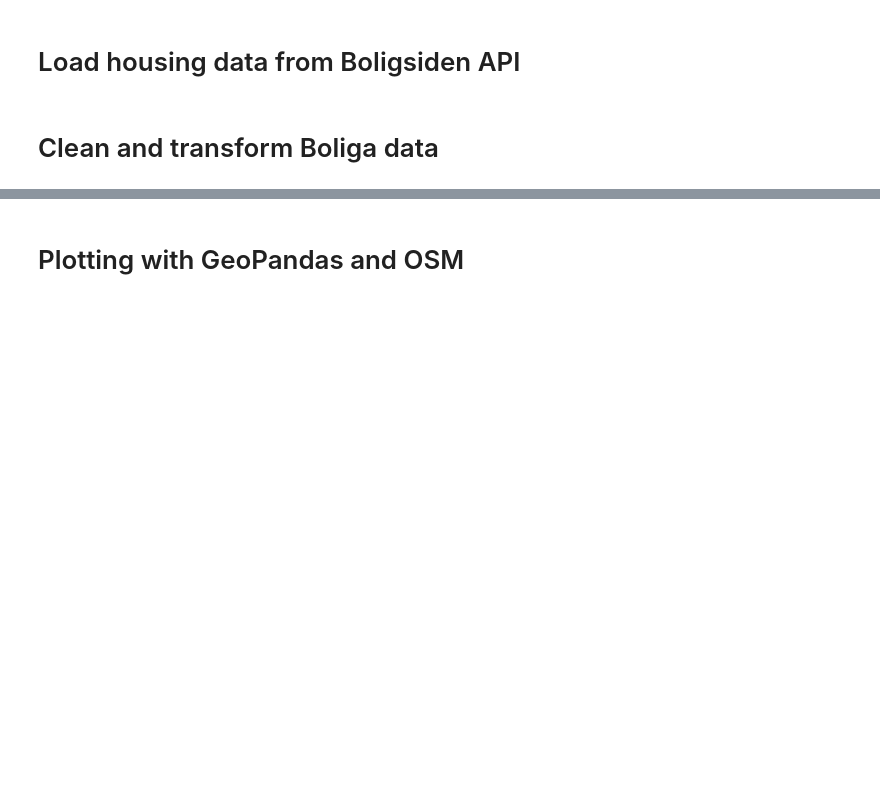
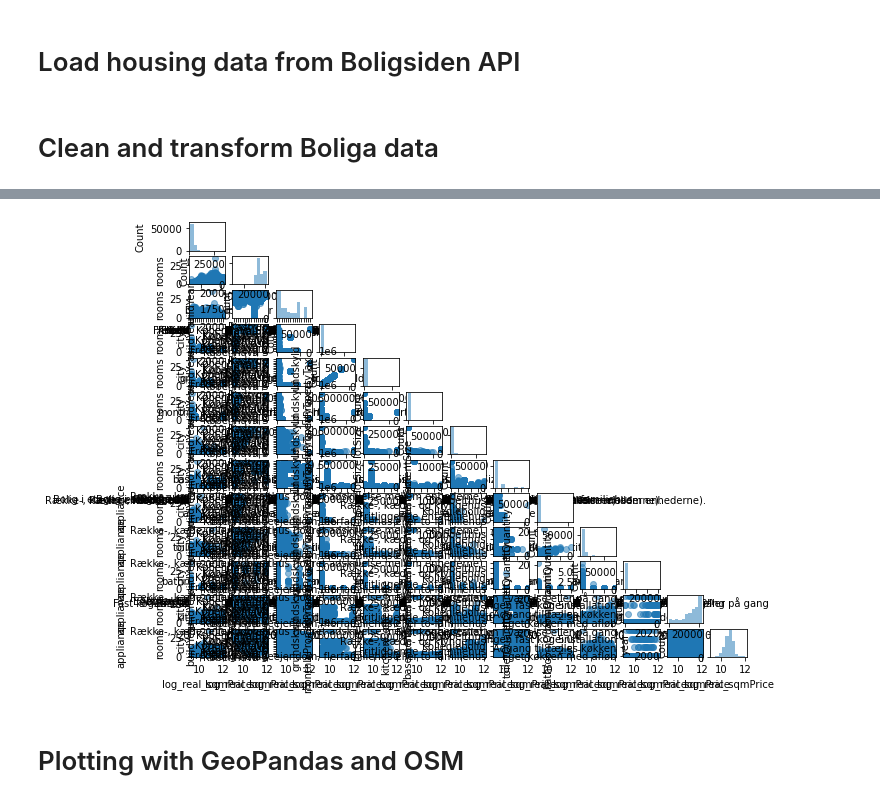
Before and after one commit to yapicikerem/ISDS_G9, a Jupyter notebook: data_analysis.ipynb, the cells around one changed output, grey strips where cells are left out. Drawn from its saved outputs; the diff is of its cells as text; code cells hidden in the pictures; blank space fills up the shorter version.

```diff
--- a/data_analysis.ipynb
+++ b/data_analysis.ipynb
@@ -201,0 +307,15 @@ houses = houses.loc[(houses['sqmPrice']<=160000) & (houses['sqmPrice']>=10000)]
+# %%
+# Transform sqmPrices to logs
+houses['log_real_sqmPrice'] = np.log(houses['real_sqmPrice'])
+# Create year variable to create year dummies
+houses['year'] = pd.DatetimeIndex(houses['soldDate']).year
+# Drop irrelevant columns
+
+# Create matrix of scatterplots
+houses = houses.drop(columns = ['sqmPrice', 'real_sqmPrice', 'inflation (2022M07 = 100)'])
+cols_scatter = ['rooms', 'buildYear', 'city', 'grundskyld', 'monthlyPropertyTax', 'lotSize', 'basementSize',
+                'appliance', 'toiletQuantity', 'bathroomQuantity', 'kitchenCode', 'year', 'log_real_sqmPrice']
+scatterplotmatrix(houses[cols_scatter].values, figsize=(10, 8), names=cols_scatter, alpha=0.5)
+plt.tight_layout()
+# %% [output]
+[figure, added]
```
Also changed, not shown: parts of 17 cells of this notebook, 1 other file.
